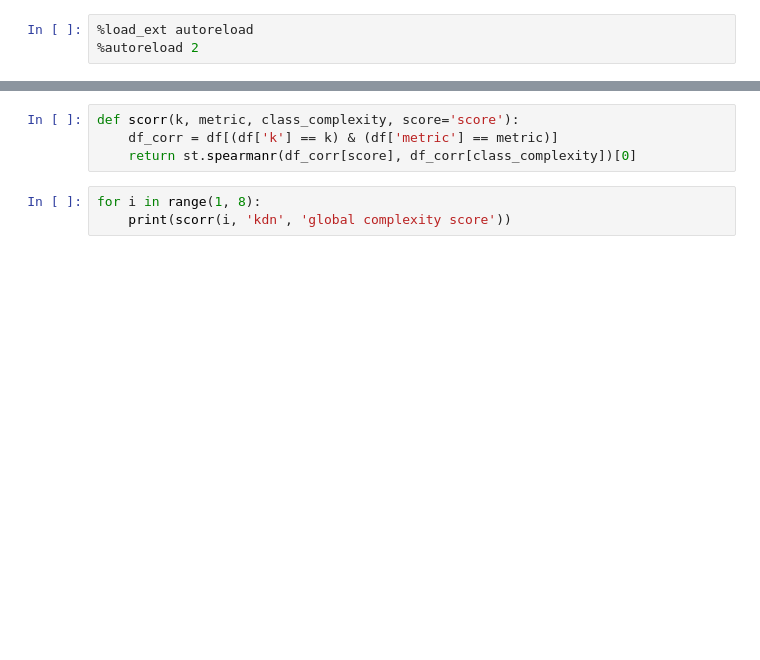
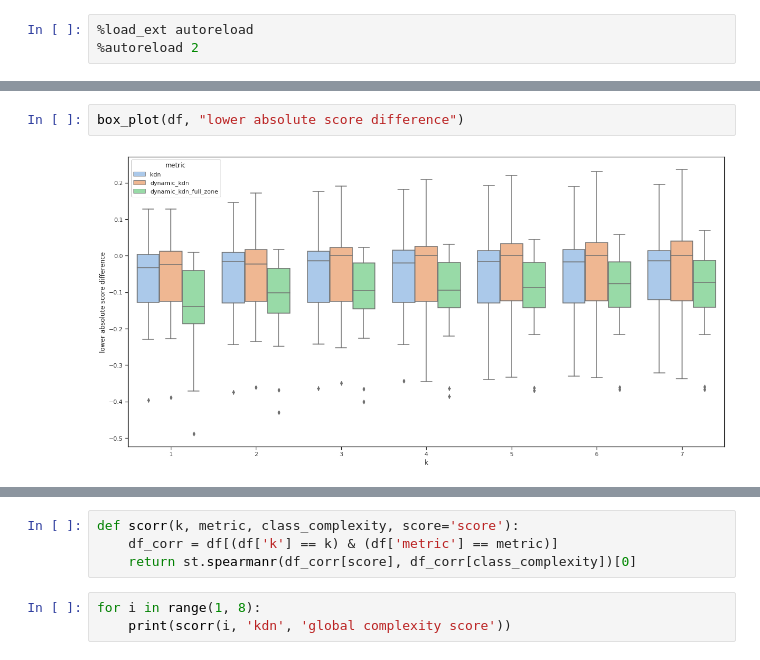
Before and after one commit to Vacek-Ace/dkdn, a Jupyter notebook: notebooks/k_sensitivity.ipynb, the cells around one changed output, grey strips where cells are left out. Cells and saved outputs as stored; diff of their text form; blank space fills up the shorter version.

```diff
--- a/notebooks/k_sensitivity.ipynb
+++ b/notebooks/k_sensitivity.ipynb
@@ -314,0 +21,4 @@ plot_reg(7, 'dynamic_kdn_full_zone', 'higher complexity score')
+# %%
+box_plot(df, "lower absolute score difference")
+# %% [output]
+[figure, added]
```
Also changed, not shown: parts of 69 cells of this notebook, 5 other files.
